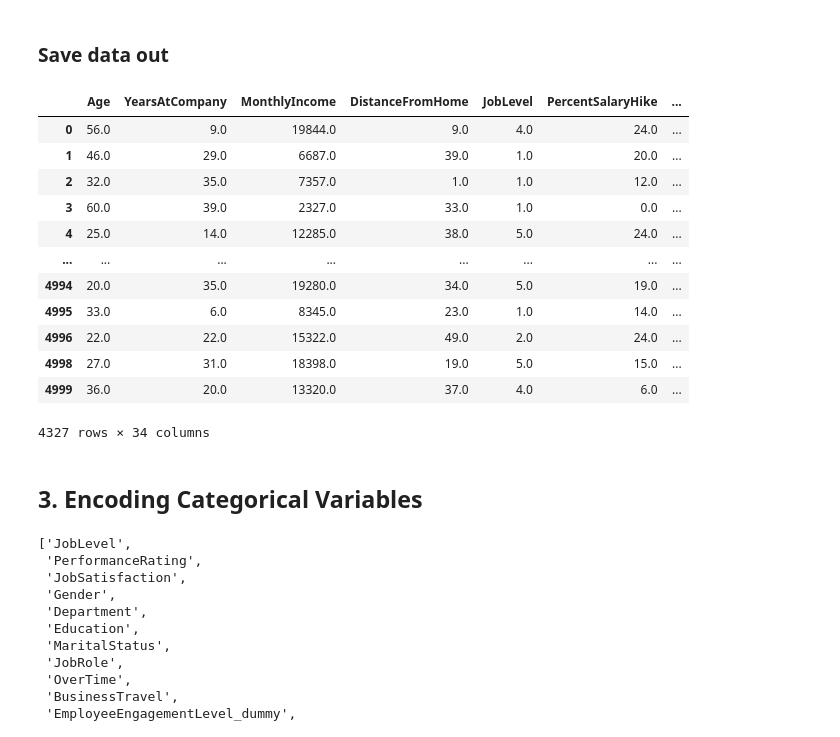
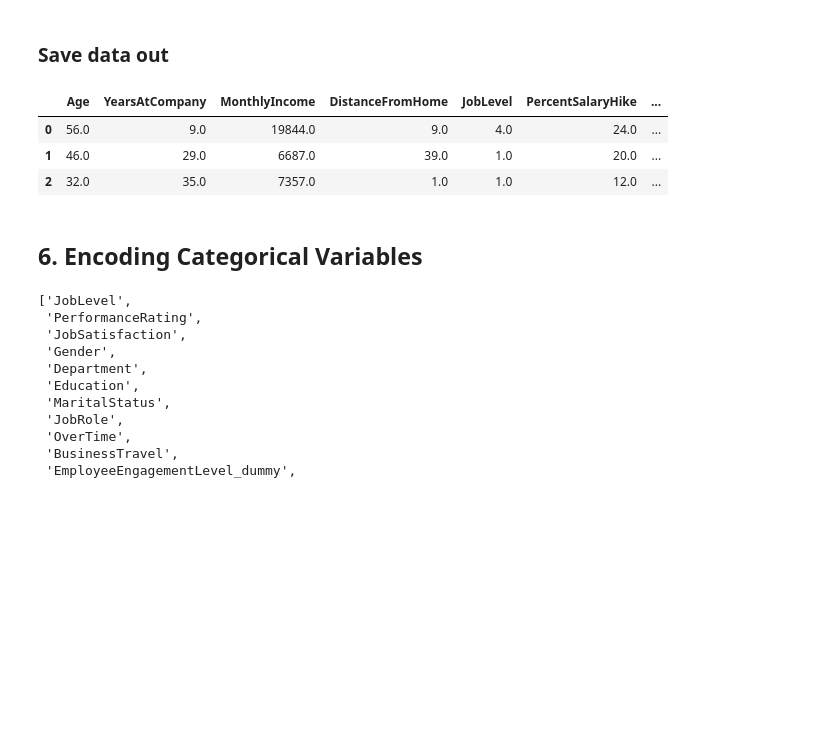
Before and after one commit to minimac321/Attrition-model, a Jupyter notebook: notebooks/eda_and_data_preparation.ipynb, the cells around one changed output. Drawn from its saved outputs; the diff is of its cells as text; code cells hidden in the pictures; blank space fills up the shorter version.

```diff
--- a/notebooks/eda.ipynb
+++ b/notebooks/eda_and_data_preparation.ipynb
@@ -214,0 +240,10 @@ employee_attribution_data.describe()
+# %%
+from utils.cleaning import drop_columns_with_missing_data
+
+
+employee_attribution_data, columns_to_drop= drop_columns_with_missing_data(
+    df=employee_attribution_data,
+    nan_data_threshold_perc=0.5
+)
+print(f"Dropping columns: {columns_to_drop}")
+print(employee_attribution_data.shape)
@@ -621,21 +675,21 @@ np.float64(3.652966982221196)
 
 After Cleaning data - Looks about right.
 # %%
-def validate_columns_against_reference(df, reference_column, columns_to_check):
+def validate_columns_against_reference(df, reference_column, columns_to_validate):
     """
     Adds a boolean feature `sanity_feature_value_check` that indicates if all values in
     the specified columns are less than or equal to the reference column.
 
     :param df: The DataFrame.
     :param reference_column: The column to use as the reference for the check.
-    :param columns_to_check: A list of columns to compare against the reference column.
+    :param columns_to_validate: A list of columns to compare against the reference column.
     :return: The DataFrame with the new sanity check feature.
     """
     # Initialize sanity_feature_value_check to True
     df['sanity_feature_value_check'] = True
 
     # Loop through the columns to check if any value is greater than the reference column
-    for col in columns_to_check:
+    for col in columns_to_validate:
         # Check if each value in the column is less than or equal to the reference column, then update the sanity check column
         df['sanity_feature_value_check'] = df['sanity_feature_value_check'] & (df[col] <= df[reference_column])
 
@@ -785,8 +830,8 @@ Name: count, dtype: int64
 # %% [markdown]
 ## 3. Add Dummy Data
 # %%
-df_dummy_data = df_no_anomalies_cleaned_sanity.copy()
-df_dummy_data.shape
+# df_dummy_data = df_no_anomalies_cleaned_sanity.copy()
+# df_dummy_data.shape
 # %% [output]
 (4327, 19)
 # %%
@@ -796,8 +841,8 @@ from utils.feature_engineering import add_random_survey_fields
 add_dummy_data = True
 
 if add_dummy_data:
-    df_dummy_data = add_random_survey_fields(df_dummy_data, seed_value=random_state_var)
+    df_dummy_data, fields_added  = add_random_survey_fields(df_no_anomalies_cleaned_sanity, seed_value=random_state_var)
 
-
+print(f"Add {len(fields_added)} dummy fields: {fields_added}")
 df_dummy_data.head(2)
 # %% [output]
@@ -980,18 +1024,9 @@ P-value for association between target and BusinessTravel: 0.7279
 cleaned_raw_fname = os.path.join(transformed_data_dir, "cleaned_non_scaled_non_one_hot_data_17_09_2024.csv")
 df_w_features.to_csv(cleaned_raw_fname, index=False)
 # %%
-df_w_features
+df_w_features.head(3)
 # %% [output]
 |  | Age | YearsAtCompany | MonthlyIncome | DistanceFromHome | JobLevel | PercentSalaryHike | ... |
 | 0 | 56.0 | 9.0 | 19844.0 | 9.0 | 4.0 | 24.0 | ... |
 | 1 | 46.0 | 29.0 | 6687.0 | 39.0 | 1.0 | 20.0 | ... |
 | 2 | 32.0 | 35.0 | 7357.0 | 1.0 | 1.0 | 12.0 | ... |
-| 3 | 60.0 | 39.0 | 2327.0 | 33.0 | 1.0 | 0.0 | ... |
-| 4 | 25.0 | 14.0 | 12285.0 | 38.0 | 5.0 | 24.0 | ... |
-| ... | ... | ... | ... | ... | ... | ... | ... |
-| 4994 | 20.0 | 35.0 | 19280.0 | 34.0 | 5.0 | 19.0 | ... |
-| 4995 | 33.0 | 6.0 | 8345.0 | 23.0 | 1.0 | 14.0 | ... |
-| 4996 | 22.0 | 22.0 | 15322.0 | 49.0 | 2.0 | 24.0 | ... |
-| 4998 | 27.0 | 31.0 | 18398.0 | 19.0 | 5.0 | 15.0 | ... |
-| 4999 | 36.0 | 20.0 | 13320.0 | 37.0 | 4.0 | 6.0 | ... |
-4327 rows × 34 columns
@@ -1000,5 +1033,5 @@ assert False
 # %% [markdown]
-## 3. Encoding Categorical Variables
+## 6. Encoding Categorical Variables
 # %%
 categorical_columns = df_w_features.select_dtypes(include=['object', 'category']).columns.tolist()
 categorical_columns
```
Also changed, not shown: parts of 21 cells of this notebook, 3 other files.
